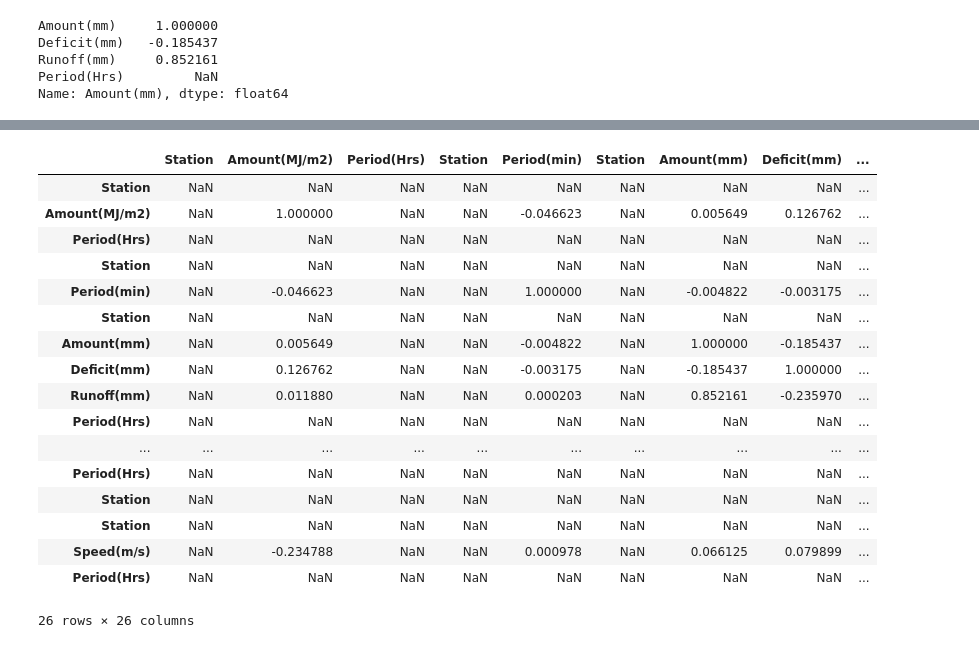
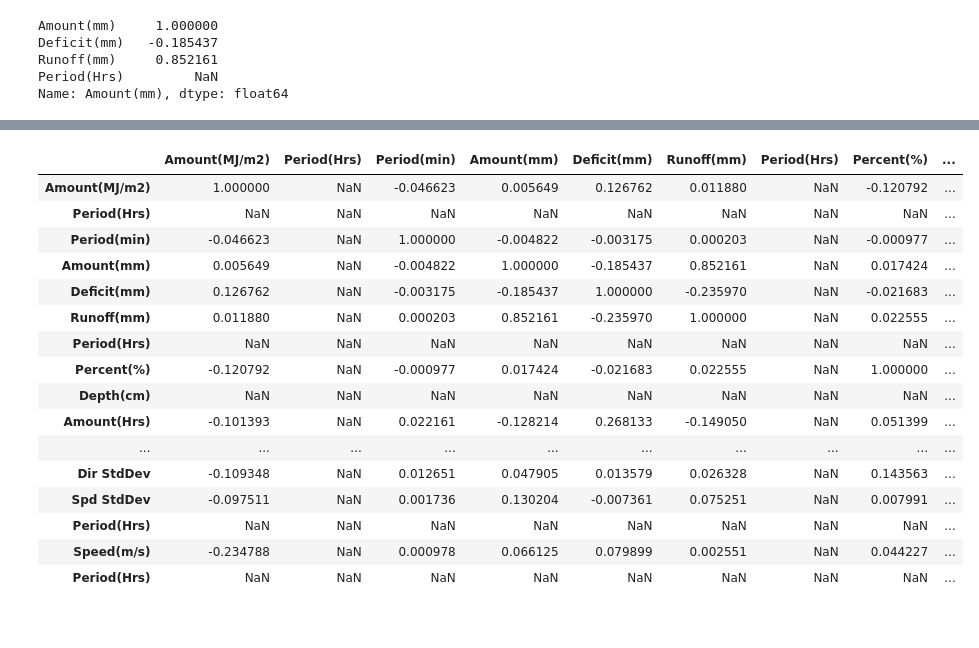
Before and after one commit to YingCG/phyton-basic, a Jupyter notebook: Rainfall_PredictionUsingLinearRegressionModel/rainfall.ipynb, the cells around one changed output, grey strips where cells are left out. Saved outputs shown, nothing was run; the diff lists cells and outputs as text; code cells hidden in the pictures.

```diff
--- a/Rainfall_PredictionUsingLinearRegressionModel/rainfall.ipynb
+++ b/Rainfall_PredictionUsingLinearRegressionModel/rainfall.ipynb
@@ -76,15 +88,17 @@ NameError: name 'pd' is not defined
 # %%
-radiation_df = pd.read_csv('./cliflow_Niwa_Auckland_data/Radiation_Daily_Global.csv')
-rainbreakpoint_df = pd.read_csv("./cliflow_Niwa_Auckland_data/RainBreakpointsfromRainRate.csv")
-rainfall_df = pd.read_csv("./cliflow_Niwa_Auckland_data/RainDaily.csv")
-soilMoisture_df = pd.read_csv('./cliflow_Niwa_Auckland_data/SoilMoisture.csv')
-sunshine_df = pd.read_csv('./cliflow_Niwa_Auckland_data/SunshineDaily.csv')
-surfaceWind_df = pd.read_csv('./cliflow_Niwa_Auckland_data/SurfaceWind9am.csv')
-temperature_df = pd.read_csv('./cliflow_Niwa_Auckland_data/TemperatureMaxMinDaily.csv')
-observationAirTemperature_df = pd.read_csv('./cliflow_Niwa_Auckland_data/TemperatureScreenObs9amOnly.csv')
-windMaxGust_df = pd.read_csv('./cliflow_Niwa_Auckland_data/WindMaxGustDaily.csv')
+radiation_df = pd.read_csv('./cliflow_Niwa_Auckland_data/Radiation_Daily_Global.csv').drop(['Station'], axis=1)
+
+rainbreakpoint_df = pd.read_csv("./cliflow_Niwa_Auckland_data/RainBreakpointsfromRainRate.csv").drop(['Station'], axis=1)
+rainfall_df = pd.read_csv("./cliflow_Niwa_Auckland_data/RainDaily.csv").drop(['Station'], axis=1)
+soilMoisture_df = pd.read_csv('./cliflow_Niwa_Auckland_data/SoilMoisture.csv').drop(['Station'], axis=1)
+sunshine_df = pd.read_csv('./cliflow_Niwa_Auckland_data/SunshineDaily.csv').drop(['Station'], axis=1)
+surfaceWind_df = pd.read_csv('./cliflow_Niwa_Auckland_data/SurfaceWind9am.csv').drop(['Station'], axis=1)
+temperature_df = pd.read_csv('./cliflow_Niwa_Auckland_data/TemperatureMaxMinDaily.csv').drop(['Station'], axis=1)
+observationAirTemperature_df = pd.read_csv('./cliflow_Niwa_Auckland_data/TemperatureScreenObs9amOnly.csv').drop(['Station'], axis=1)
+windMaxGust_df = pd.read_csv('./cliflow_Niwa_Auckland_data/WindMaxGustDaily.csv').drop(['Station'], axis=1)
 
 merged_df = [radiation_df, rainbreakpoint_df, rainfall_df, soilMoisture_df, sunshine_df, surfaceWind_df, temperature_df, observationAirTemperature_df, windMaxGust_df]
-data = pd.concat(merged_df, join='outer', axis=1)
-data.head()
+joindata = pd.concat(merged_df, join='outer', axis=1)
+joindata.drop_duplicates()
+joindata.head()
 # %% [output]
@@ -98,5 +112,5 @@ data.head()
 # %%
-data.index = pd.to_datetime(data.index)
-data.plot( figsize=(20,8))
+joindata.index = pd.to_datetime(joindata.index)
+joindata.plot( figsize=(20,8))
 # %% [output]
 <Axes: >
@@ -104,22 +118,21 @@ data.plot( figsize=(20,8))
 # %%
-correlation = data.corr()
+correlation = joindata.corr()
 correlation
 # %% [output]
-|  | Station | Amount(MJ/m2) | Period(Hrs) | Station | Period(min) | Station | Amount(mm) | Deficit(mm) | ... |
-| Station | NaN | NaN | NaN | NaN | NaN | NaN | NaN | NaN | ... |
-| Amount(MJ/m2) | NaN | 1.000000 | NaN | NaN | -0.046623 | NaN | 0.005649 | 0.126762 | ... |
+|  | Amount(MJ/m2) | Period(Hrs) | Period(min) | Amount(mm) | Deficit(mm) | Runoff(mm) | Period(Hrs) | Percent(%) | ... |
+| Amount(MJ/m2) | 1.000000 | NaN | -0.046623 | 0.005649 | 0.126762 | 0.011880 | NaN | -0.120792 | ... |
 | Period(Hrs) | NaN | NaN | NaN | NaN | NaN | NaN | NaN | NaN | ... |
-| Station | NaN | NaN | NaN | NaN | NaN | NaN | NaN | NaN | ... |
-| Period(min) | NaN | -0.046623 | NaN | NaN | 1.000000 | NaN | -0.004822 | -0.003175 | ... |
-| Station | NaN | NaN | NaN | NaN | NaN | NaN | NaN | NaN | ... |
-| Amount(mm) | NaN | 0.005649 | NaN | NaN | -0.004822 | NaN | 1.000000 | -0.185437 | ... |
-| Deficit(mm) | NaN | 0.126762 | NaN | NaN | -0.003175 | NaN | -0.185437 | 1.000000 | ... |
-| Runoff(mm) | NaN | 0.011880 | NaN | NaN | 0.000203 | NaN | 0.852161 | -0.235970 | ... |
+| Period(min) | -0.046623 | NaN | 1.000000 | -0.004822 | -0.003175 | 0.000203 | NaN | -0.000977 | ... |
+| Amount(mm) | 0.005649 | NaN | -0.004822 | 1.000000 | -0.185437 | 0.852161 | NaN | 0.017424 | ... |
+| Deficit(mm) | 0.126762 | NaN | -0.003175 | -0.185437 | 1.000000 | -0.235970 | NaN | -0.021683 | ... |
+| Runoff(mm) | 0.011880 | NaN | 0.000203 | 0.852161 | -0.235970 | 1.000000 | NaN | 0.022555 | ... |
 | Period(Hrs) | NaN | NaN | NaN | NaN | NaN | NaN | NaN | NaN | ... |
+| Percent(%) | -0.120792 | NaN | -0.000977 | 0.017424 | -0.021683 | 0.022555 | NaN | 1.000000 | ... |
+| Depth(cm) | NaN | NaN | NaN | NaN | NaN | NaN | NaN | NaN | ... |
+| Amount(Hrs) | -0.101393 | NaN | 0.022161 | -0.128214 | 0.268133 | -0.149050 | NaN | 0.051399 | ... |
 | ... | ... | ... | ... | ... | ... | ... | ... | ... | ... |
+| Dir StdDev | -0.109348 | NaN | 0.012651 | 0.047905 | 0.013579 | 0.026328 | NaN | 0.143563 | ... |
+| Spd StdDev | -0.097511 | NaN | 0.001736 | 0.130204 | -0.007361 | 0.075251 | NaN | 0.007991 | ... |
 | Period(Hrs) | NaN | NaN | NaN | NaN | NaN | NaN | NaN | NaN | ... |
-| Station | NaN | NaN | NaN | NaN | NaN | NaN | NaN | NaN | ... |
-| Station | NaN | NaN | NaN | NaN | NaN | NaN | NaN | NaN | ... |
-| Speed(m/s) | NaN | -0.234788 | NaN | NaN | 0.000978 | NaN | 0.066125 | 0.079899 | ... |
+| Speed(m/s) | -0.234788 | NaN | 0.000978 | 0.066125 | 0.079899 | 0.002551 | NaN | 0.044227 | ... |
 | Period(Hrs) | NaN | NaN | NaN | NaN | NaN | NaN | NaN | NaN | ... |
-26 rows × 26 columns
```
Also changed, not shown: parts of 4 cells of this notebook, 1 other file.
